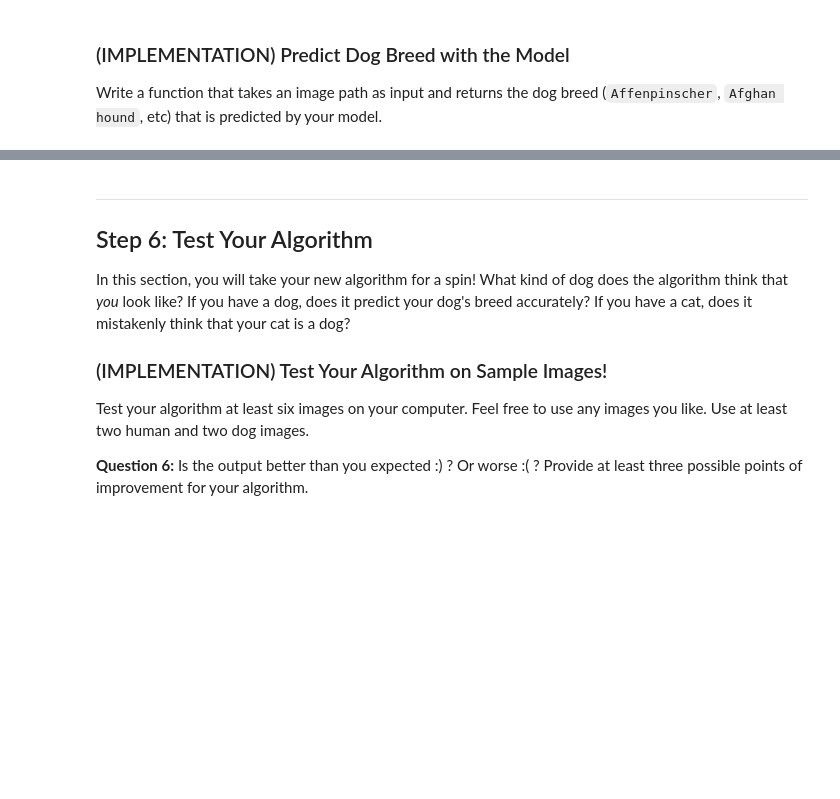
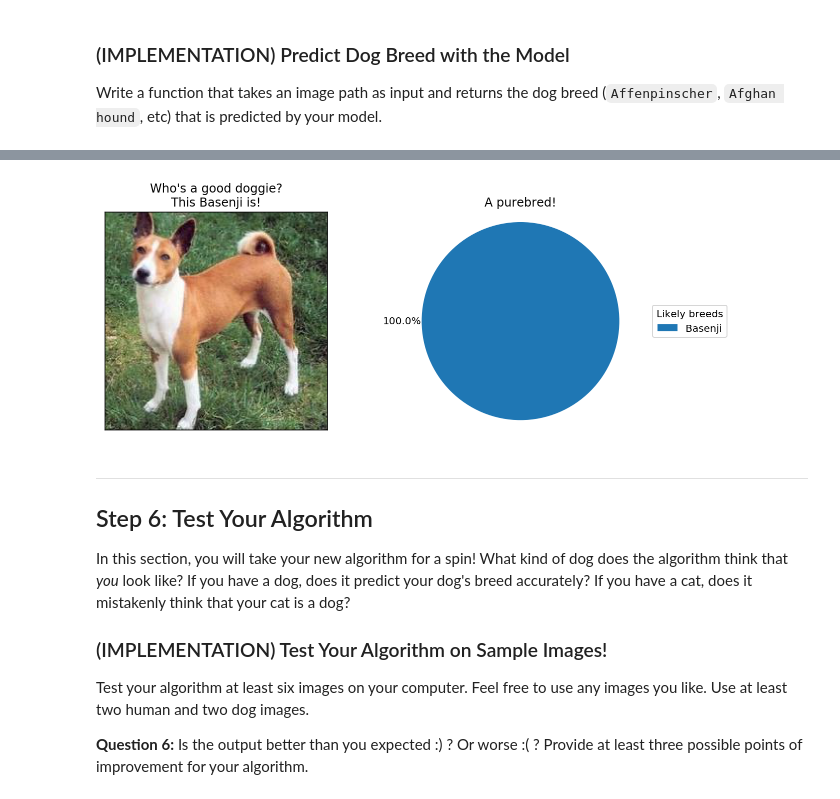
Before and after one commit to mirceast/cnn-dog-breed-classifier, a Jupyter notebook: dog_app.ipynb, the cells around one changed output, grey strips where cells are left out. Cells and saved outputs as stored; diff of their text form; code cells hidden in the pictures; blank space fills up the shorter version.

```diff
--- a/dog_app.ipynb
+++ b/dog_app.ipynb
@@ -783,3 +847,86 @@ def run_app(img_path):
+# %%
+### TODO: Write your algorithm.
+### Feel free to use as many code cells as needed.
+
+# First make sure we have all the models on the GPU
+model_dog_detector = alexnet # Alexnet weirdly turned out to be the best dog detector
+model_dog_detector = model_dog_detector.to(device)
+
+def show_image_with_pie(img_path,title_picture,title_pie,likely_breeds,likely_probs):
+    # Read the image
+    img = cv2.cvtColor(cv2.imread(img_path), cv2.COLOR_BGR2RGB)
+    # Show the image
+    if title_pie is None:
+        fig, ax = plt.subplots(figsize=(12,4))
+        ax.imshow(img)
+        ax.set_xticks([])
+        ax.set_yticks([])
+        ax.set_title(title_picture)
+    else:
+        fig, ax = plt.subplots(1,2,figsize=(10,4))
+        ax[0].imshow(img)
+        ax[0].set_xticks([])
+        ax[0].set_yticks([])
+        ax[0].set_title(title_picture)
+        wedges, texts, autotexts = ax[1].pie(likely_probs, autopct='%1.1f%%', pctdistance=1.2, wedgeprops = {'linewidth': 0})
+        ax[1].axis('equal')  # Equal aspect ratio ensures that pie is drawn as a circle.
+        ax[1].legend(wedges, likely_breeds, title="Likely breeds", loc="center left", bbox_to_anchor=(1, 0, 0.5, 1))
+        ax[1].set_title(title_pie)
+    #     plt.imshow(img)
+
+    #     if title is not None:
+    #         plt.gca().set_title(title)
+    plt.show()
+
+
+def run_app(img_path):
+    ## handle cases for a human face, dog, and neither
+
+    # Check if a dog is detected
+    dog_detected = dog_detector(img_path,model_dog_detector,device)
+    # Check if a human is detected
+    human_detected = face_detector(img_path)
+    # Get the predicted breed(s)
+    pred, probs = predict_breed_transfer(img_path, model_transfer, device)
+
+    # Let's discard the ones that have a probability of less than 1%
+    selection = probs > 0.01
+    likely_breeds = [breed for (breed, detected) in zip(class_names, selection) if detected]
+    likely_probs = [prob for (prob, detected) in zip(probs, selection) if detected]
+    # And let's fill the discarded gap with "other" (if there is a gap)
+    if len(likely_breeds) > 1:
+        likely_breeds = likely_breeds + ["Other"]
+        likely_probs = likely_probs + [1 - sum(likely_probs)]
+    else:
+        # If no other breed is predicted with at least 1% let's round up the confidence to 100% (makes the pie chart nicer)
+        likely_probs = [100]
+
+    # Decide on titles and such
+    if dog_detected and not human_detected:
+        title_picture = f"Who's a good doggie?\nThis {class_names[pred]} is!"
+        if len(likely_breeds) == 1:
+            title_pie = "A purebred!"
+        else:
+            title_pie = "Interesting mix we've got here..."
+    elif not dog_detected and human_detected:
+        title_picture = f"Hello there!\nYou look like a {class_names[pred]}!"
+        title_pie = "Here are all the dog breeds you look like:"
+    elif dog_detected and human_detected:
+        title_picture = f"Hello human, that's a nice {class_names[pred]} you've got there!"
+        if len(likely_breeds) == 1:
+            title_pie = "A purebred!"
+        else:
+            title_pie = "Interesting mix we've got here..."
+    else:
+        title_picture = "That's a nice picture but I can't find any dogs or humans here..."
+        title_pie = None
+
+    # Show everything
+    show_image_with_pie(img_path,title_picture,title_pie,likely_breeds,likely_probs)
+
+run_app(dog_files[100])
+# %% [output]
+[figure, added]
 # %% [markdown]
 ---
 <a id='step6'></a>
```
Also changed, not shown: parts of 26 cells of this notebook, 1 other file.
